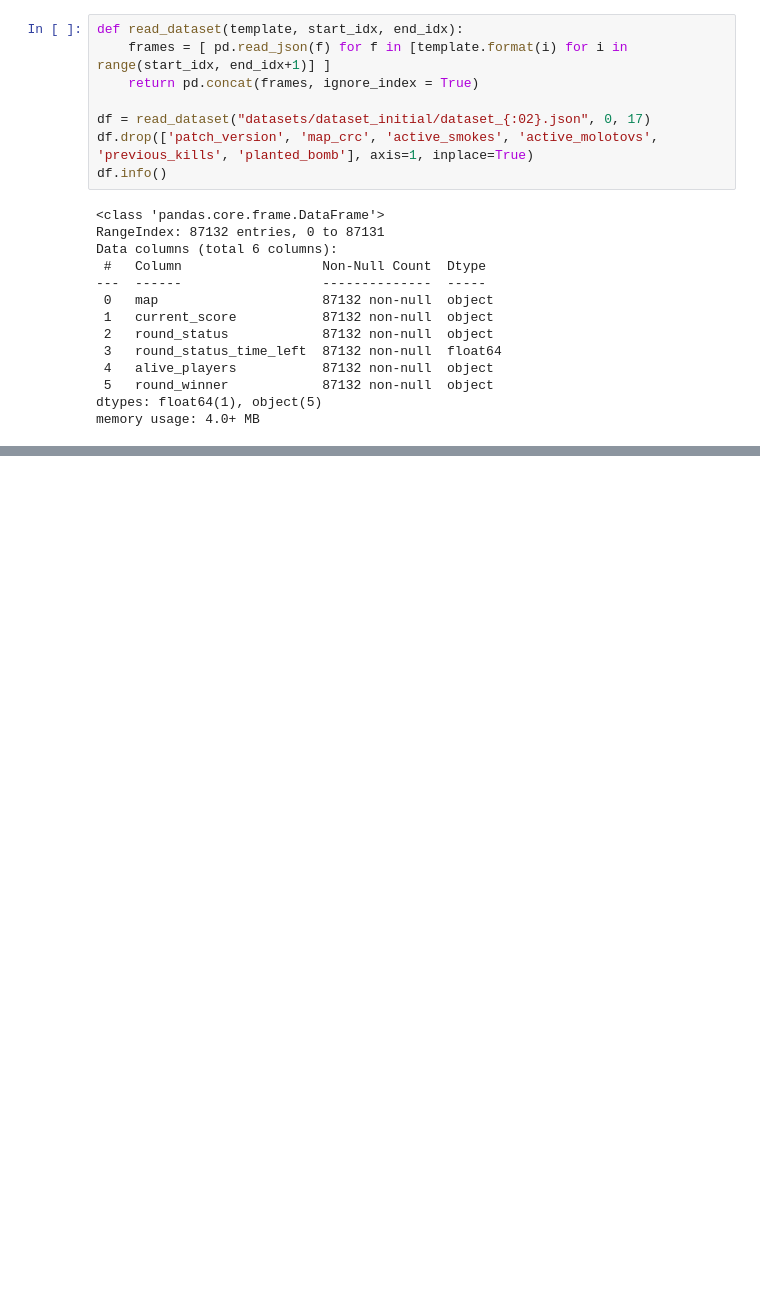
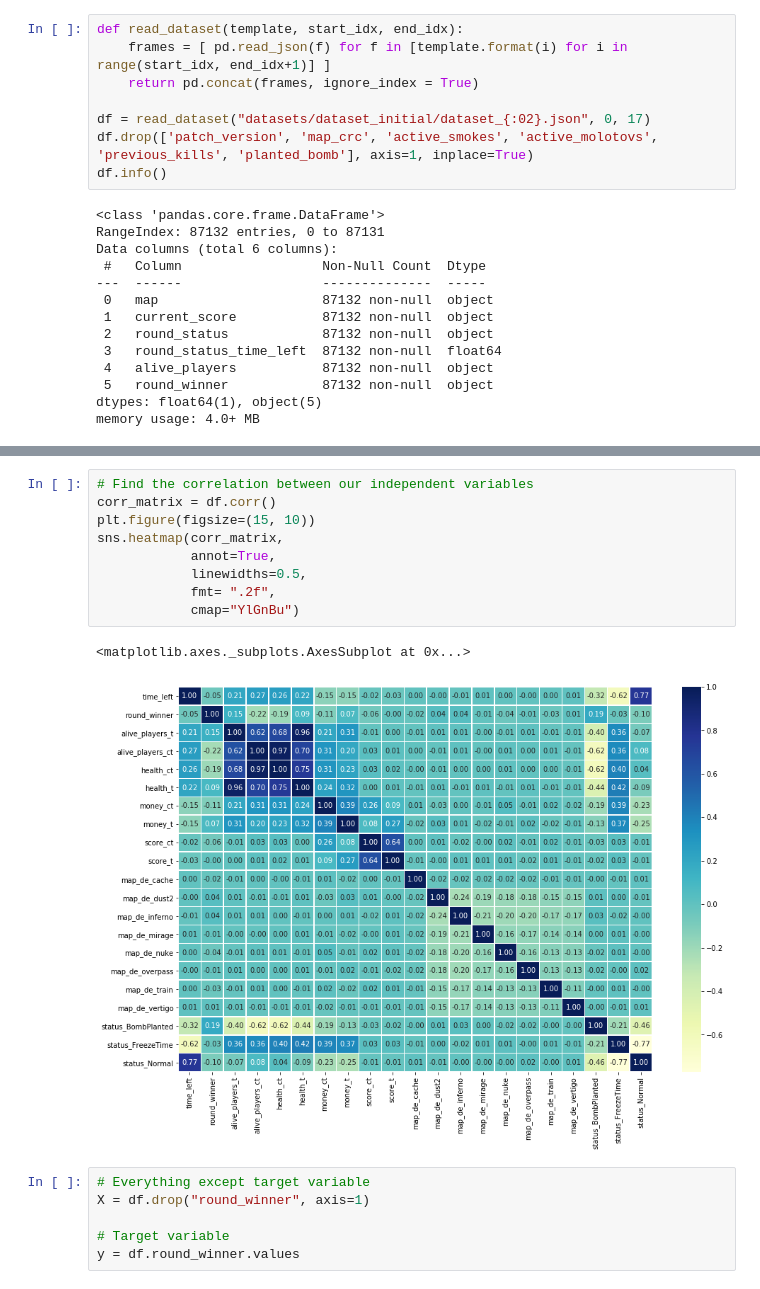
Before and after one commit to azohc/csai, a Jupyter notebook: august.ipynb, the cells around one changed output, grey strips where cells are left out. Drawn from its saved outputs; the diff is of its cells as text; blank space fills up the shorter version.

```diff
--- a/august.ipynb
+++ b/august.ipynb
@@ -99 +135,19 @@ df.describe()
+# %%
+# Find the correlation between our independent variables
+corr_matrix = df.corr()
+plt.figure(figsize=(15, 10))
+sns.heatmap(corr_matrix,
+            annot=True,
+            linewidths=0.5,
+            fmt= ".2f",
+            cmap="YlGnBu")
+# %% [output]
+<matplotlib.axes._subplots.AxesSubplot at 0x...>
+[figure, added]
+# %%
+# Everything except target variable
+X = df.drop("round_winner", axis=1)
+
+# Target variable
+y = df.round_winner.values
 # %%
```
Also changed, not shown: parts of 8 cells of this notebook.
